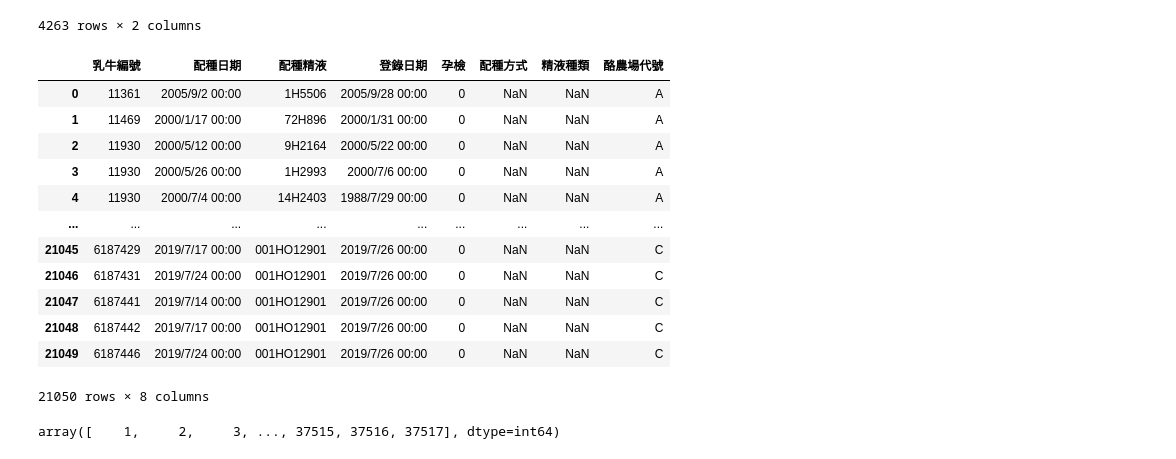
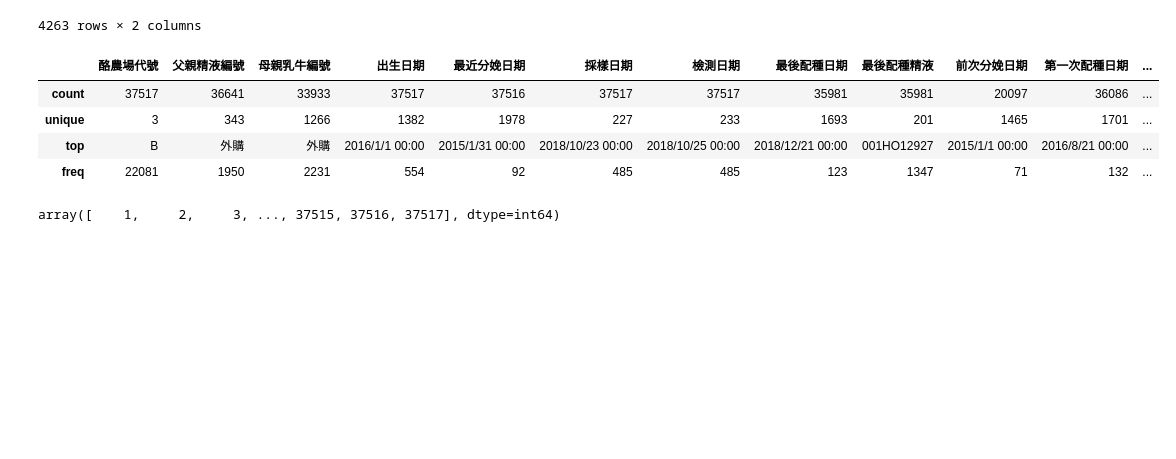
Before and after one commit to kevin879275/DL_FinalProject, a Jupyter notebook: data.ipynb, the cells around one changed output. Drawn from its saved outputs; the diff is of its cells as text; code cells hidden in the pictures; blank space fills up the shorter version.

```diff
--- a/data.ipynb
+++ b/data.ipynb
@@ -28,31 +28,23 @@ submission
 # %%
 birth_index = ['乳牛編號', '分娩日期', '乾乳日期','犢牛編號1','犢牛編號2','母牛體重','登錄日期','計算胎次','胎次','分娩難易度','犢牛體型','犢牛性別','酪農場代號']
 report_index = ['ID','資料年度','資料月份','酪農場代號','乳牛編號','父親精液編號','母親乳牛編號','出生日期','胎次','泌乳天數','乳量','最近分娩日期','採樣日期','月齡','檢測日期','最後配種日期','最後配種精液','配種次數','前次分娩日期','第一次配種日期','第一次配種精液']
 breed_index = ['乳牛編號','配種日期','配種精液','登錄日期','孕檢','配種方式','精液種類','酪農場代號']
 spec_index = ['乳牛編號','狀況類別','狀況代號','狀況日期','備註','登錄日期','酪農場代號']
 birth.columns = birth_index
 report.columns = report_index
 breed.columns = breed_index
 spec.columns = spec_index
 # birth.fillna(0,inplace = True)
 # report.fillna(0,inplace = True)
 # breed.fillna(0, inplace = True)
 # spec.fillna(0, inplace = True)
-breed
+report.describe(include = ['O'])
 # %% [output]
-|  | 乳牛編號 | 配種日期 | 配種精液 | 登錄日期 | 孕檢 | 配種方式 | 精液種類 | 酪農場代號 |
-| 0 | 11361 | 2005/9/2 00:00 | 1H5506 | 2005/9/28 00:00 | 0 | NaN | NaN | A |
-| 1 | 11469 | 2000/1/17 00:00 | 72H896 | 2000/1/31 00:00 | 0 | NaN | NaN | A |
-| 2 | 11930 | 2000/5/12 00:00 | 9H2164 | 2000/5/22 00:00 | 0 | NaN | NaN | A |
-| 3 | 11930 | 2000/5/26 00:00 | 1H2993 | 2000/7/6 00:00 | 0 | NaN | NaN | A |
-| 4 | 11930 | 2000/7/4 00:00 | 14H2403 | 1988/7/29 00:00 | 0 | NaN | NaN | A |
-| ... | ... | ... | ... | ... | ... | ... | ... | ... |
-| 21045 | 6187429 | 2019/7/17 00:00 | 001HO12901 | 2019/7/26 00:00 | 0 | NaN | NaN | C |
-| 21046 | 6187431 | 2019/7/24 00:00 | 001HO12901 | 2019/7/26 00:00 | 0 | NaN | NaN | C |
-| 21047 | 6187441 | 2019/7/14 00:00 | 001HO12901 | 2019/7/26 00:00 | 0 | NaN | NaN | C |
-| 21048 | 6187442 | 2019/7/17 00:00 | 001HO12901 | 2019/7/26 00:00 | 0 | NaN | NaN | C |
-| 21049 | 6187446 | 2019/7/24 00:00 | 001HO12901 | 2019/7/26 00:00 | 0 | NaN | NaN | C |
+|  | 酪農場代號 | 父親精液編號 | 母親乳牛編號 | 出生日期 | 最近分娩日期 | 採樣日期 | 檢測日期 | 最後配種日期 | 最後配種精液 | 前次分娩日期 | 第一次配種日期 | ... |
+| count | 37517 | 36641 | 33933 | 37517 | 37516 | 37517 | 37517 | 35981 | 35981 | 20097 | 36086 | ... |
+| unique | 3 | 343 | 1266 | 1382 | 1978 | 227 | 233 | 1693 | 201 | 1465 | 1701 | ... |
+| top | B | 外購 | 外購 | 2016/1/1 00:00 | 2015/1/31 00:00 | 2018/10/23 00:00 | 2018/10/25 00:00 | 2018/12/21 00:00 | 001HO12927 | 2015/1/1 00:00 | 2016/8/21 00:00 | ... |
+| freq | 22081 | 1950 | 2231 | 554 | 92 | 485 | 485 | 123 | 1347 | 71 | 132 | ... |
-21050 rows × 8 columns
 # %%
 # one hot encode report
 tx = pd.get_dummies(report['酪農場代號'], prefix = '酪農場代號')
```
Also changed, not shown: parts of 7 cells of this notebook, 2 other files.
